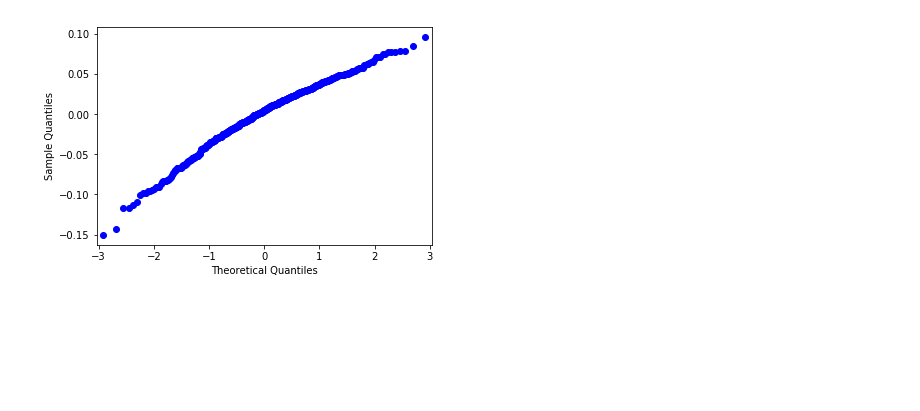
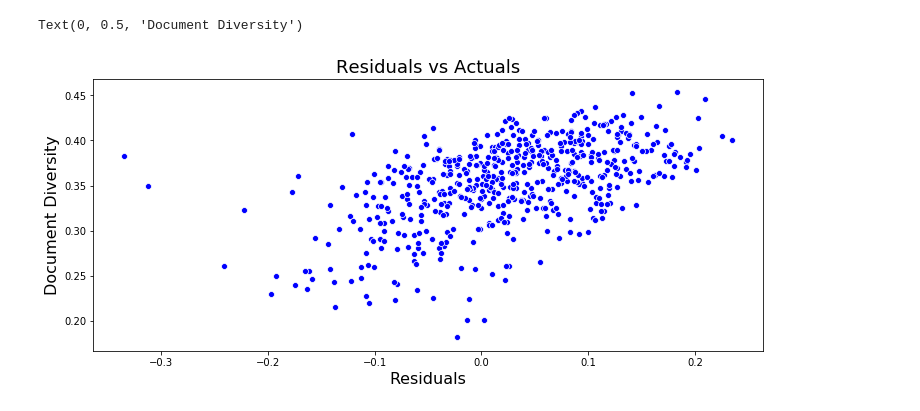
Before and after one commit to MthwRobinson/dissertation-research, a Jupyter notebook: research-notebooks/2-document-diversity.ipynb, the cells around one changed output. Drawn from its saved outputs; the diff is of its cells as text; code cells hidden in the pictures; blank space fills up the shorter version.

```diff
--- a/research-notebooks/2-document-diversity.ipynb
+++ b/research-notebooks/2-document-diversity.ipynb
@@ -150,5 +148,15 @@ Text(0, 0.5, 'Document Diversity')
-# %%
-fig = sm.qqplot(res.resid)
-plt.show()
-# %% [output]
-[figure, removed]
+# %%
+mod = sm.OLS(y, X)
+reg_res = mod.fit_regularized(alpha=.025)
+# %%
+yhat = reg_res.predict(X)
+resid = np.array(y['diversity_25']) - yhat
+# %%
+plt.figure(figsize=(12, 5))
+sns.scatterplot(x=resid, y=all_data['diversity_{}'.format(tm.num_topics)], color='blue')
+plt.title('Residuals vs Actuals', fontsize=18)
+plt.xlabel('Residuals', fontsize=16)
+plt.ylabel('Document Diversity', fontsize=16)
+# %% [output]
+Text(0, 0.5, 'Document Diversity')
+[figure, added]
```
Also changed, not shown: parts of 5 cells of this notebook, 1 other file.
